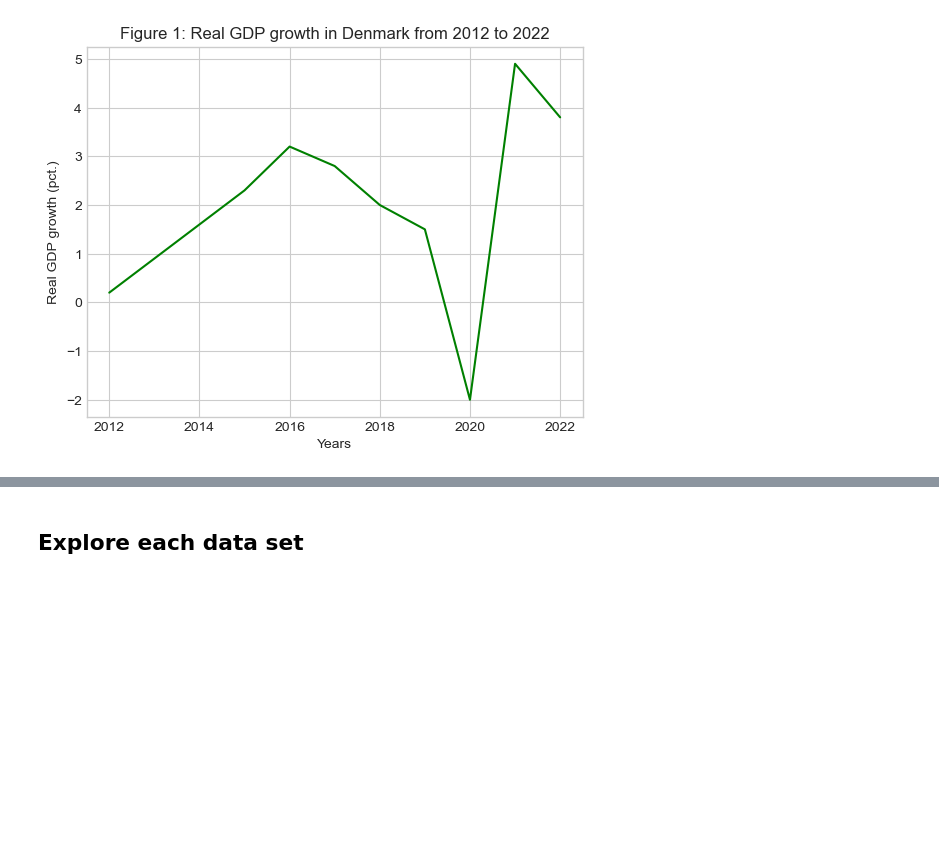
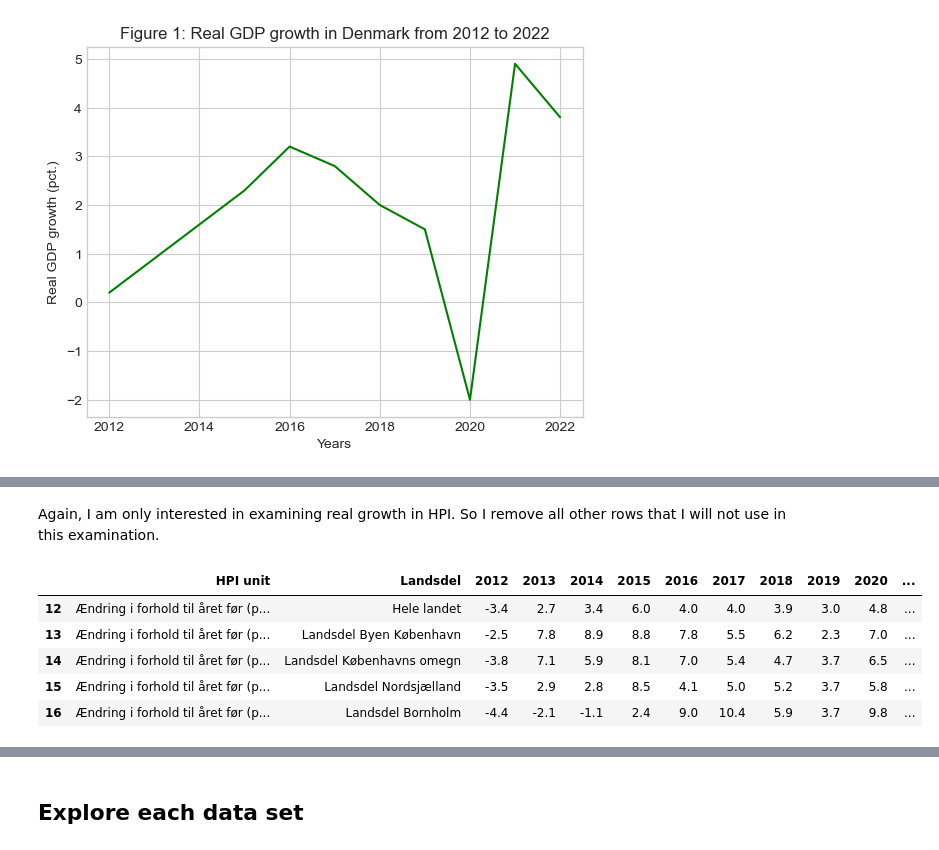
Before and after one commit to NumEconCopenhagen/projects-2023-lnp953, a Jupyter notebook: dataproject/dataproject.ipynb, the cells around one changed output, grey strips where cells are left out. Drawn from its saved outputs; the diff is of its cells as text; code cells hidden in the pictures; blank space fills up the shorter version.

```diff
--- a/dataproject/dataproject.ipynb
+++ b/dataproject/dataproject.ipynb
@@ -178,0 +115,4 @@ Calculating the Real House Prices Growth
+# %%
+#Loading data for House Price Index (HPI)
+df_hpi = pd.read_excel('HPI.xlsx', skiprows=2)
+df_hpi.head()
@@ -178,0 +126,26 @@ Calculating the Real House Prices Growth
+# %% [markdown]
+Again, I am only interested in examining real growth in HPI. So I remove all other rows that I will not use in this examination.
+# %%
+#Cleaning data for HPI
+
+#Giving a column title for the "Landsdele":
+df_hpi.rename(columns={'Unnamed: 2': 'Landsdel'}, inplace=True)
+
+#Giving a column title for the units of HPI:
+df_hpi.rename(columns={'Unnamed: 1': 'HPI unit'}, inplace=True)
+
+#Removing the columns that is not used
+del df_hpi['Unnamed: 0']
+
+#Only keeping the HPI growth values instead of the index
+I = df_hpi['HPI unit'] == 'Ændring i forhold til året før (pct.)'
+df_hpi = df_hpi[I]
+
+df_hpi.head()
+# %% [output]
+|  | HPI unit | Landsdel | 2012 | 2013 | 2014 | 2015 | 2016 | 2017 | 2018 | 2019 | 2020 | ... |
+| 12 | Ændring i forhold til året før (p... | Hele landet | -3.4 | 2.7 | 3.4 | 6.0 | 4.0 | 4.0 | 3.9 | 3.0 | 4.8 | ... |
+| 13 | Ændring i forhold til året før (p... | Landsdel Byen København | -2.5 | 7.8 | 8.9 | 8.8 | 7.8 | 5.5 | 6.2 | 2.3 | 7.0 | ... |
+| 14 | Ændring i forhold til året før (p... | Landsdel Københavns omegn | -3.8 | 7.1 | 5.9 | 8.1 | 7.0 | 5.4 | 4.7 | 3.7 | 6.5 | ... |
+| 15 | Ændring i forhold til året før (p... | Landsdel Nordsjælland | -3.5 | 2.9 | 2.8 | 8.5 | 4.1 | 5.0 | 5.2 | 3.7 | 5.8 | ... |
+| 16 | Ændring i forhold til året før (p... | Landsdel Bornholm | -4.4 | -2.1 | -1.1 | 2.4 | 9.0 | 10.4 | 5.9 | 3.7 | 9.8 | ... |
```
Also changed, not shown: parts of 25 cells of this notebook, 5 other files.
